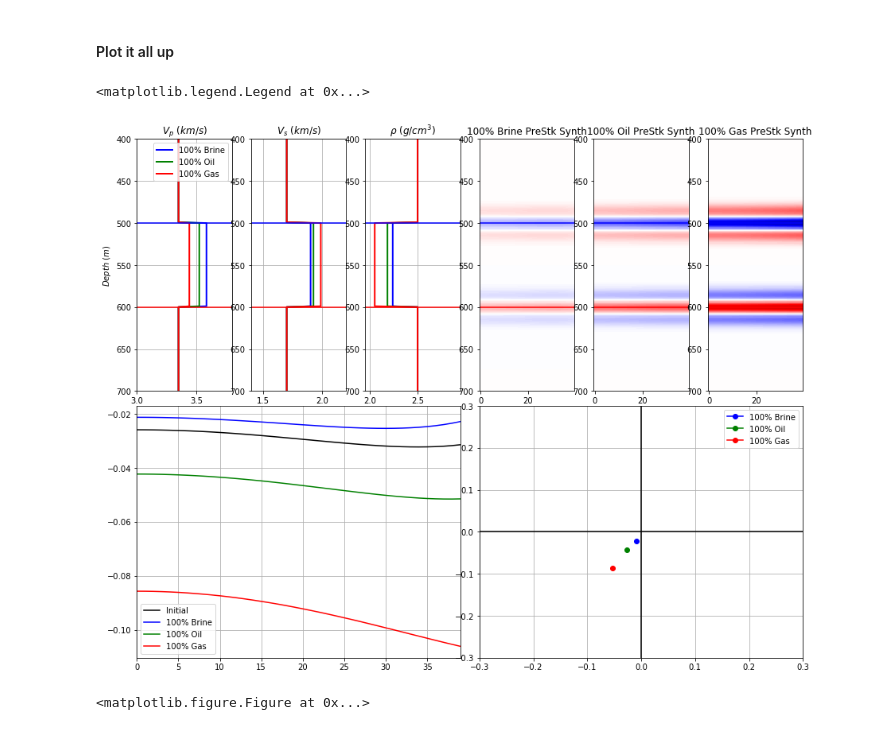
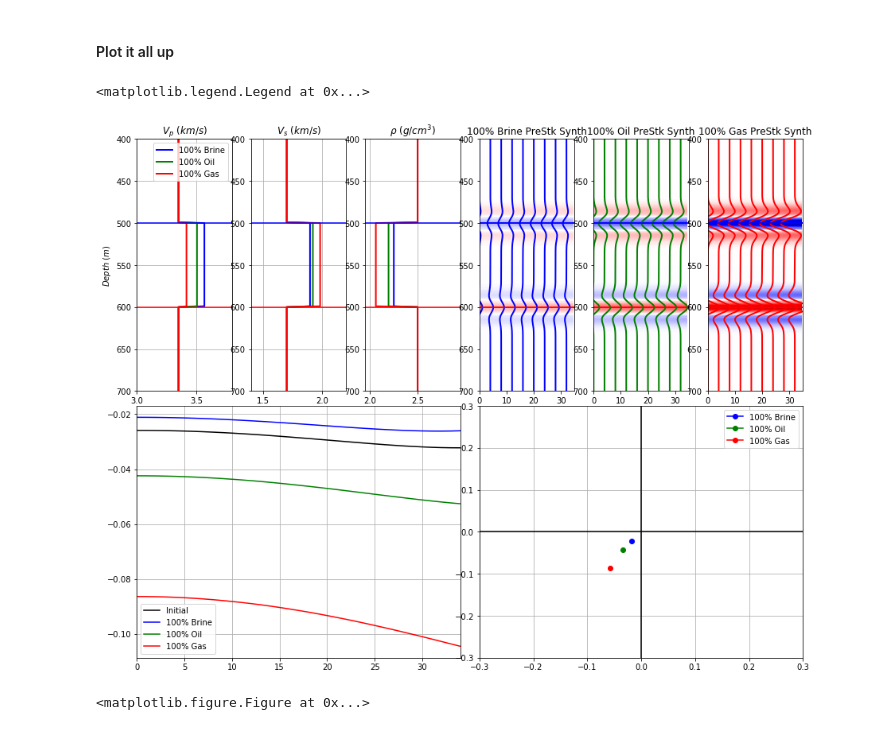
Before and after one commit to tccw/geotools, a Jupyter notebook: FluidSubstitution.ipynb, the cells around one changed output. Saved outputs shown, nothing was run; the diff lists cells and outputs as text; code cells hidden in the pictures.

```diff
--- a/FluidSubstitution.ipynb
+++ b/FluidSubstitution.ipynb
@@ -354,15 +373,15 @@ lyr_times = []
 #nlayers = len(vp_mod)
 #nint = nlayers - 1
 
-# Generate wavelet
-if wvlt_type == 'ricker':
-    wvlt_t, wvlt_amp = ricker(wvlt_cfreq, wvlt_phase, dt, wvlt_length)
-
-elif wvlt_type == 'bandpass':
-    wvlt_t, wvlt_amp = wvlt_bpass(f1, f2, f3, f4, wvlt_phase, dt, wvlt_length)
-
-# Apply amplitude scale factor to wavelet (to match seismic amplitude values)
-wvlt_amp = wvlt_scalar * wvlt_amp
+## Generate wavelet
+#if wvlt_type == 'ricker':
+#    wvlt_t, wvlt_amp = ricker(wvlt_cfreq, wvlt_phase, dt, wvlt_length)
+#
+#elif wvlt_type == 'bandpass':
+#    wvlt_t, wvlt_amp = wvlt_bpass(f1, f2, f3, f4, wvlt_phase, dt, wvlt_length)
+#
+## Apply amplitude scale factor to wavelet (to match seismic amplitude values)
+#wvlt_amp = wvlt_scalar * wvlt_amp
 
 # Calculate fluid substituted velocities
 
@@ -373,12 +392,12 @@ subProps = pd.Series(s,index = fluidSubs)
 vp = []
 vs = []
 rhob = []
-rhofl2 = np.array([rhoflInitial,rhoflBrine, rhoflOil, rhoflGas])
+rhofl = np.array([rhoflInitial,rhoflBrine, rhoflOil, rhoflGas])
 Kfls = np.array([KflInitial,KflBrine, KflOil, KflGas])
 
 for i in range(1,len(fluidSubs)):
     subProps[0] = (float(vpInSitu), float(vsInSitu), float(rhobInSitu))
-    subProps[i] = basicFluidSub(vpInSitu, vsInSitu, rhobInSitu, Kmineral, Kfls[0], Kfls[i], rhofl1, rhofl2[i])
+    subProps[i] = basicFluidSub(vpInSitu, vsInSitu, rhobInSitu, Kmineral, Kfls[0], Kfls[i], rhofl[0], rhofl[i])
 #subProps[0] = (float(vpInSitu), float(vsInSitu), float(rhobInSitu)) # above method messes up in situ params, replace here
 
 RppTop = []
@@ -525,32 +544,51 @@ for i in range(0,len(vpCurve)):
 ax4.set_xlim(0,thetaMax-1)
 ax4.grid()
 ax4.legend()
 
 for i in np.arange(3):
     ax[i].imshow(prestkGathers(RppTop[i],RppBase[i],np.sum(z_int),thetaMax,z_int,30),
                  cmap = 'seismic',vmin = -0.15,vmax=0.15, aspect = 'auto')
     ax[i].axhline(z_int[1],color = 'b')
     ax[i].axhline(z_int[2],color = 'r')
     ax[i].set_ylim(z_int[1]-100,z_int[2]+100)
     ax[i].invert_yaxis()
     ax[i].set_title(titles[i])
 
+gap = int(np.round(thetaMax/10)) # distance to shift wiggles
+nwigs = np.round(thetaMax/gap) # number of wiggles
+g = 50 # gain
+tick_spacing = 10 # angle ticket spacing
+
+for i in np.arange(3):
+    for j in np.arange(int(nwigs)):
+        synth = prestkGathers(RppTop[i],RppBase[i],np.sum(z_int),thetaMax,z_int,f)
+        synth = (synth.T[::gap]).T
+        ax[i].plot(synth[:,j]*g+j*gap,np.arange(len(synth)), color=color[i],lw=2)
+        #ax[i].fill_betweenx(np.arange(len(synth)),synth[:,j]*g+i*gap, i*gap, synth[:,j]*g+i*gap > i*gap, color='k', alpha=1.0)
+    ax[i].axhline(z_int[1],color = 'b')
+    ax[i].axhline(z_int[2],color = 'r')
+    ax[i].set_ylim(z_int[1]-100,z_int[2]+100)
+    ax[i].set_xlim(0,thetaMax)
+    ax[i].xaxis.set_major_locator(ticker.MultipleLocator(tick_spacing))
+    ax[i].invert_yaxis()
+    ax[i].set_title(titles[i])
+
 for i in np.arange(len(IGzoep)):
     ax8.plot(IGzoep[i][1],IGzoep[i][0], color = color[i],marker = 'o',label=labels[i])
 ax8.set_xlim(-0.3,0.3)
 ax8.set_ylim(-0.3,0.3)
 ax8.axvline(0,color='k')
 ax8.axhline(0,color='k')
 ax8.grid()
 ax8.legend()
 
 
 #ax5.imshow(test[0], cmap = 'seismic', aspect = 'auto')
 #ax5.axhline(z_int[1],color = 'b')
 #ax5.axhline(z_int[2],color = 'r')
 #ax5.set_ylim(z_int[1]-100,z_int[2]+100)
 #ax5.invert_yaxis()
 # %% [output]
 <matplotlib.legend.Legend at 0x...>
-[figure, old version]
+[figure, new version]
 <matplotlib.figure.Figure at 0x...>
```
Also changed, not shown: parts of 9 cells of this notebook.
